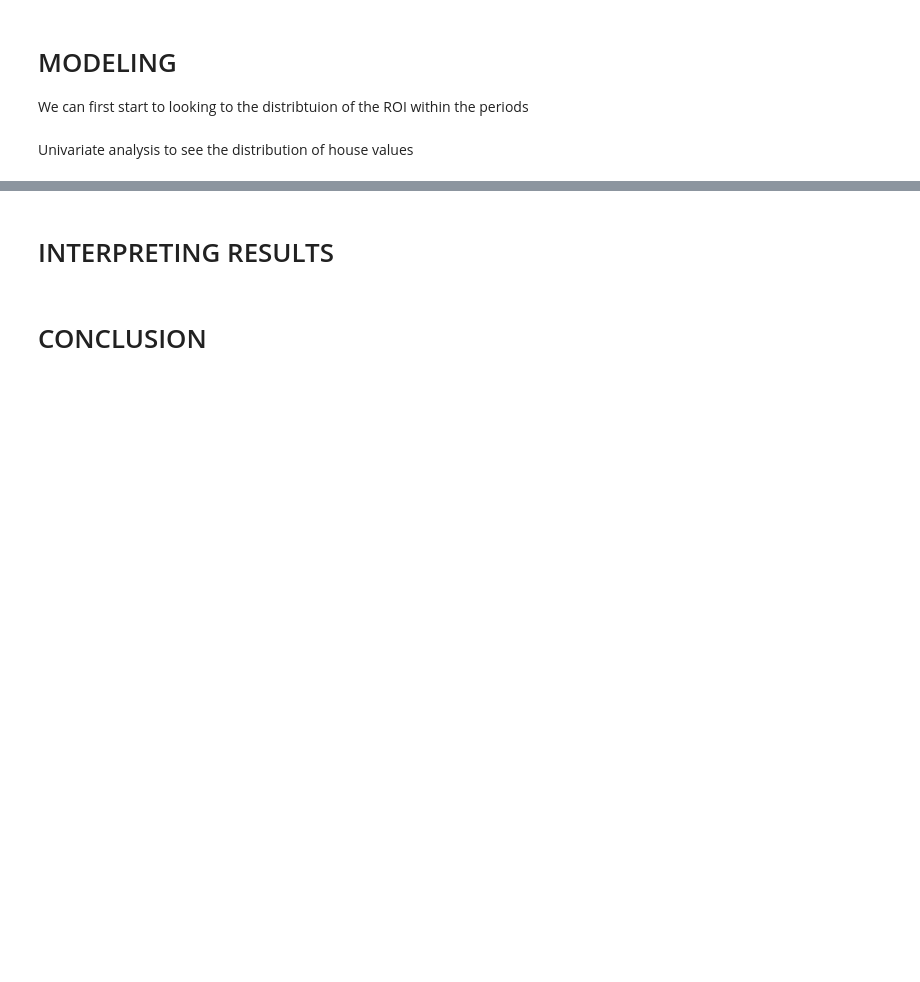
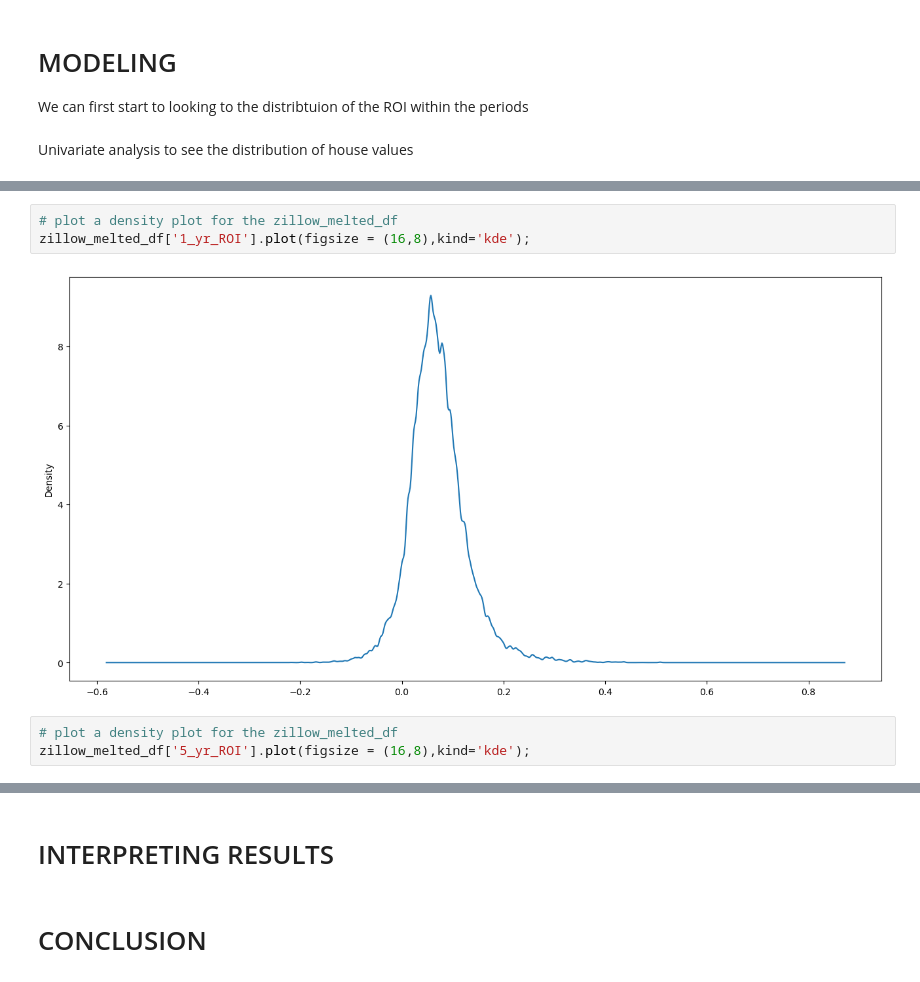
Before and after one commit to kafura0/Real_Estate_Price_Forecasting, a Jupyter notebook: student.ipynb, the cells around one changed output, grey strips where cells are left out. Cells and saved outputs as stored; diff of their text form; blank space fills up the shorter version.

```diff
--- a/student.ipynb
+++ b/student.ipynb
@@ -314,0 +352,8 @@ plt.show()
+# %%
+# plot a density plot for the zillow_melted_df
+zillow_melted_df['1_yr_ROI'].plot(figsize = (16,8),kind='kde');
+# %% [output]
+[figure, added]
+# %%
+# plot a density plot for the zillow_melted_df
+zillow_melted_df['5_yr_ROI'].plot(figsize = (16,8),kind='kde');
```
Also changed, not shown: parts of 26 cells of this notebook.
